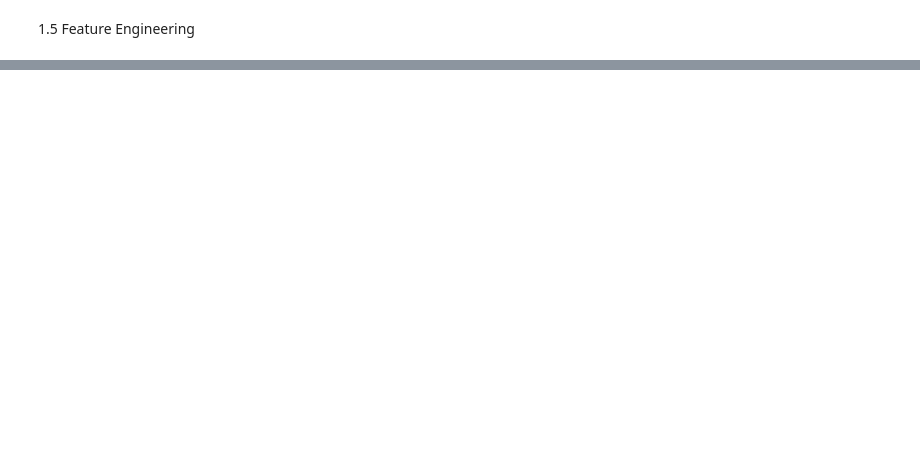
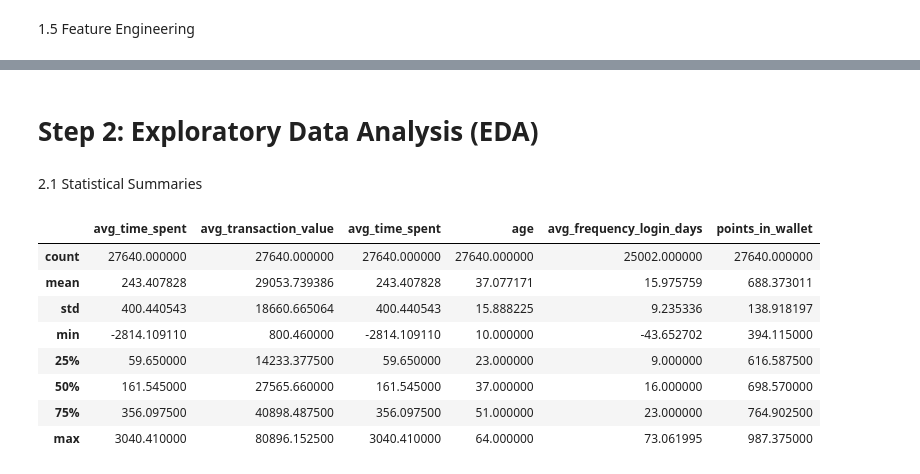
Before and after one commit to getnetbogale27/Baacumen-SML-Group-Project, a Jupyter notebook: ML-Tade.ipynb, the cells around one changed output, grey strips where cells are left out. Cells and saved outputs as stored; diff of their text form; code cells hidden in the pictures; blank space fills up the shorter version.

```diff
--- a/ML-Tade.ipynb
+++ b/ML-Tade.ipynb
@@ -357,0 +426,17 @@ print(df[['customer_tenure','engagement_score', 'active_days']].head())
+# %% [markdown]
+# Step 2: Exploratory Data Analysis (EDA)
+# %% [markdown]
+2.1 Statistical Summaries
+# %%
+# We can compute basic statistics for key numerical variables by simply using describe() syntax.
+df[['avg_time_spent', 'avg_transaction_value', 'avg_time_spent','age','avg_frequency_login_days', 'points_in_wallet', ]].describe()
+# %% [output]
+|  | avg_time_spent | avg_transaction_value | avg_time_spent | age | avg_frequency_login_days | points_in_wallet |
+| count | 27640.000000 | 27640.000000 | 27640.000000 | 27640.000000 | 25002.000000 | 27640.000000 |
+| mean | 243.407828 | 29053.739386 | 243.407828 | 37.077171 | 15.975759 | 688.373011 |
+| std | 400.440543 | 18660.665064 | 400.440543 | 15.888225 | 9.235336 | 138.918197 |
+| min | -2814.109110 | 800.460000 | -2814.109110 | 10.000000 | -43.652702 | 394.115000 |
+| 25% | 59.650000 | 14233.377500 | 59.650000 | 23.000000 | 9.000000 | 616.587500 |
+| 50% | 161.545000 | 27565.660000 | 161.545000 | 37.000000 | 16.000000 | 698.570000 |
+| 75% | 356.097500 | 40898.487500 | 356.097500 | 51.000000 | 23.000000 | 764.902500 |
+| max | 3040.410000 | 80896.152500 | 3040.410000 | 64.000000 | 73.061995 | 987.375000 |
```
Also changed, not shown: parts of 22 cells of this notebook.
